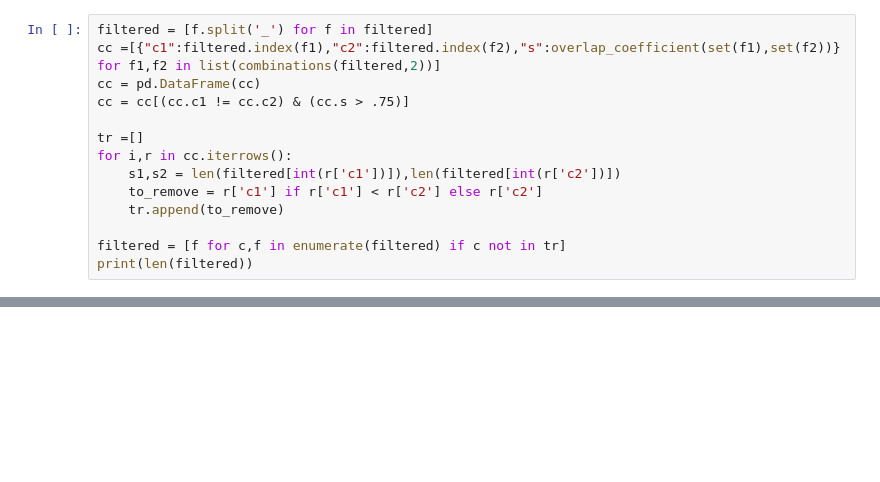
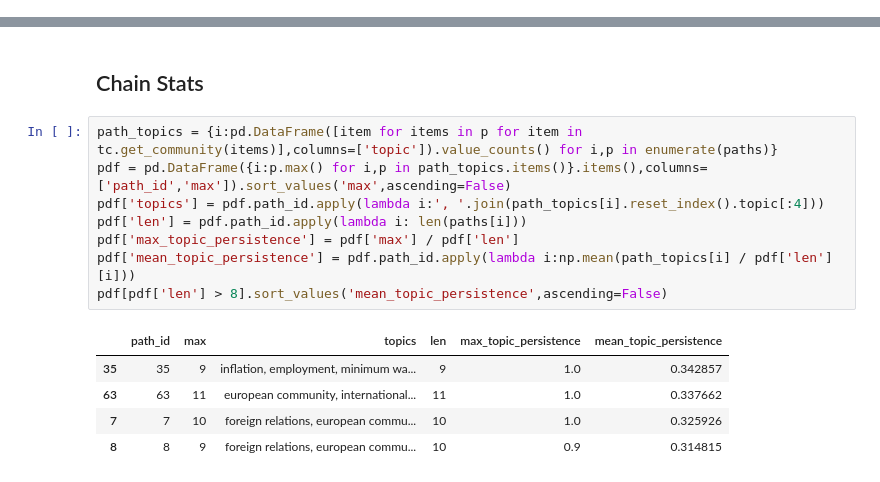
Before and after one commit to rubenros1795/linkage, a Jupyter notebook: 004_community-chains.ipynb, the cells around one changed output, grey strips where cells are left out. Cells and saved outputs as stored; diff of their text form; blank space fills up the shorter version.

```diff
--- a/004_community-chains.ipynb
+++ b/004_community-chains.ipynb
@@ -114,14 +50,0 @@ filtered = filter_subpaths_in_chunks(all_paths_str, chunk_size=2000, iterations=
-# %%
-filtered = [f.split('_') for f in filtered]
-cc =[{"c1":filtered.index(f1),"c2":filtered.index(f2),"s":overlap_coefficient(set(f1),set(f2))} for f1,f2 in list(combinations(filtered,2))]
-cc = pd.DataFrame(cc)
-cc = cc[(cc.c1 != cc.c2) & (cc.s > .75)]
-
-tr =[]
-for i,r in cc.iterrows():
-    s1,s2 = len(filtered[int(r['c1'])]),len(filtered[int(r['c2'])])
-    to_remove = r['c1'] if r['c1'] < r['c2'] else r['c2']
-    tr.append(to_remove)
-
-filtered = [f for c,f in enumerate(filtered) if c not in tr]
-print(len(filtered))
@@ -247,0 +57,16 @@ pd.DataFrame(topics_in_chains).groupby('period').size().plot()
+# %% [markdown]
+## Chain Stats
+# %%
+path_topics = {i:pd.DataFrame([item for items in p for item in tc.get_community(items)],columns=['topic']).value_counts() for i,p in enumerate(paths)}
+pdf = pd.DataFrame({i:p.max() for i,p in path_topics.items()}.items(),columns=['path_id','max']).sort_values('max',ascending=False)
+pdf['topics'] = pdf.path_id.apply(lambda i:', '.join(path_topics[i].reset_index().topic[:4]))
+pdf['len'] = pdf.path_id.apply(lambda i: len(paths[i]))
+pdf['max_topic_persistence'] = pdf['max'] / pdf['len']
+pdf['mean_topic_persistence'] = pdf.path_id.apply(lambda i:np.mean(path_topics[i] / pdf['len'][i]))
+pdf[pdf['len'] > 8].sort_values('mean_topic_persistence',ascending=False)
+# %% [output]
+|  | path_id | max | topics | len | max_topic_persistence | mean_topic_persistence |
+| 35 | 35 | 9 | inflation, employment, minimum wa... | 9 | 1.0 | 0.342857 |
+| 63 | 63 | 11 | european community, international... | 11 | 1.0 | 0.337662 |
+| 7 | 7 | 10 | foreign relations, european commu... | 10 | 1.0 | 0.325926 |
+| 8 | 8 | 9 | foreign relations, european commu... | 10 | 0.9 | 0.314815 |
```
Also changed, not shown: parts of 15 cells of this notebook, 15 other files.
